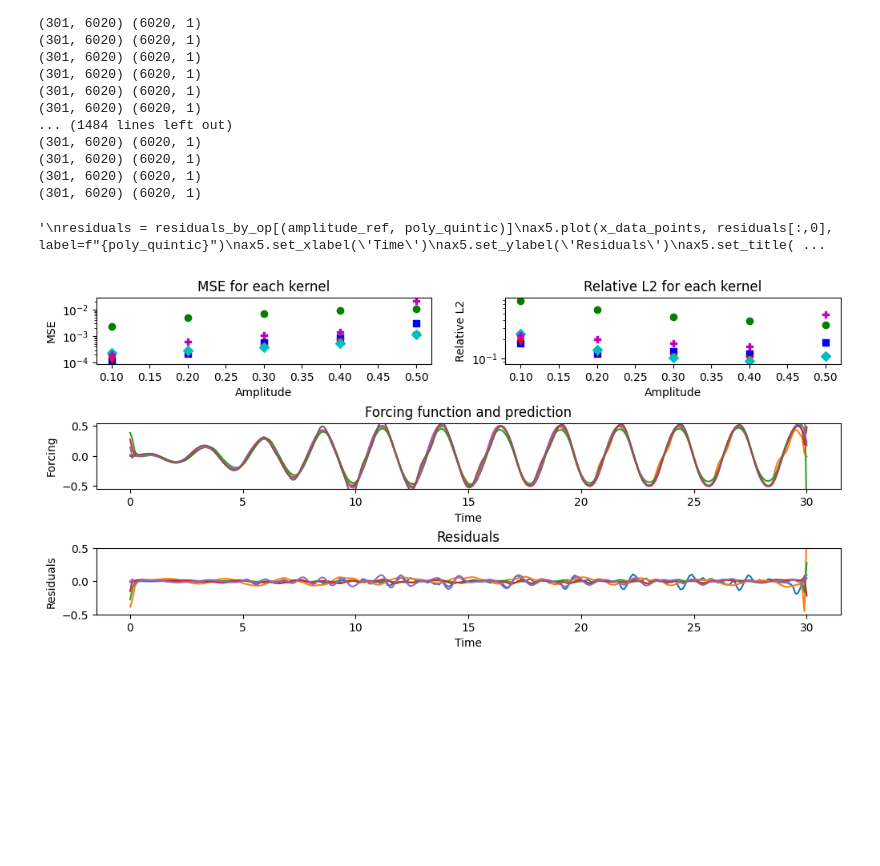
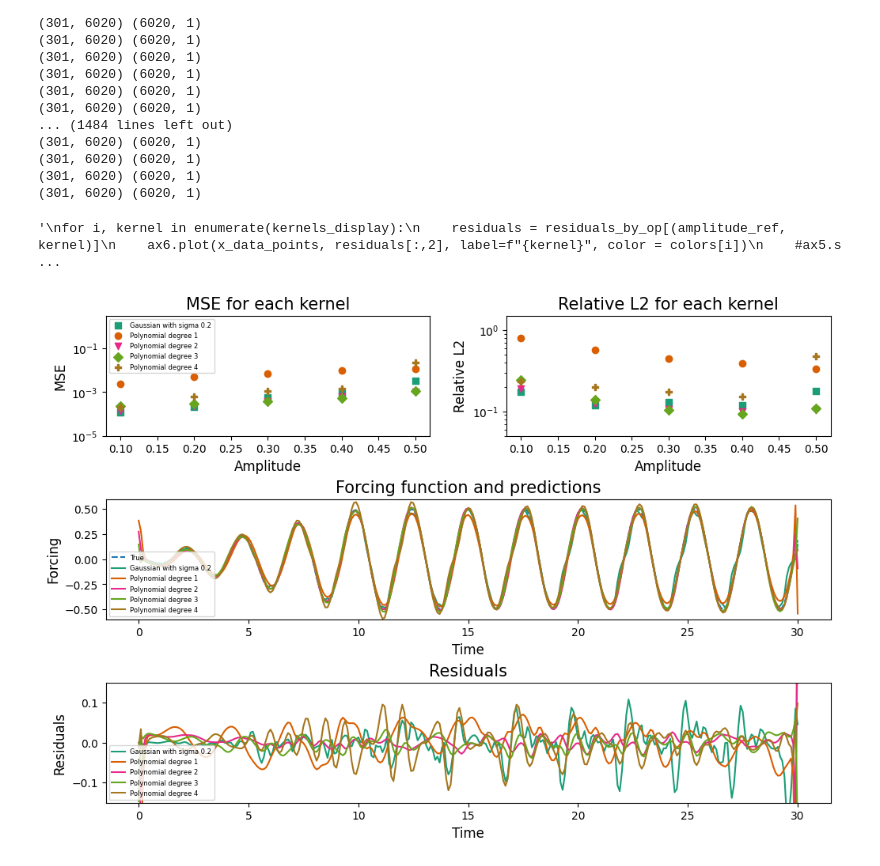
Before and after one commit to MKupperman/KernelPDEforBioProject, a Jupyter notebook: Notebooks/Exp1.ipynb, the cells around one changed output. Saved outputs shown, nothing was run; the diff lists cells and outputs as text; code cells hidden in the pictures; blank space fills up the shorter version.

```diff
--- a/Notebooks/Exp1.ipynb
+++ b/Notebooks/Exp1.ipynb
@@ -281,61 +285,101 @@ kernels_display = [Gauss2, lin, poly_quad, poly_cubic, poly_quartic]
 # %%
-fig = plt.figure(figsize=(10,8), constrained_layout=True)
-gs = GridSpec(3, 2, figure=fig)
+
+fig = plt.figure(figsize=(10,10), constrained_layout=True)
+#fig.subplots_adjust(left=None,right=None,bottom=None,top=None,
+#                    wspace=0.2,hspace=0.2)
+
+gs = GridSpec(5, 2, figure=fig)
 ax1 = fig.add_subplot(gs[0, 0])
 ax2 = fig.add_subplot(gs[0, 1])
 ax3 = fig.add_subplot(gs[1, :])
 ax4 = fig.add_subplot(gs[2, :])
+#ax5 = fig.add_subplot(gs[3, :])
+#ax6 = fig.add_subplot(gs[4, :])
 
 markers = ["s", "o", "v", "D", "P", "X"]
-colors = ["b", "g", "r", "c", "m", "y"]
+#colors = ["b", "g", "r", "c", "m", "y"]
+#colors = cm.Set1(np.linspace(0, 1, len(kernels_display)+1))
+#colors = cm.tab10(np.linspace(0, 1, len(kernels_display)+1))
+colors = cm.Dark2(np.linspace(0, 1, len(kernels_display)+1))
+
 
 for i, kernel in enumerate(kernels_display):
     mse_values = [errors_by_op[(amplitude, kernel, "mse")] for amplitude in amplitudes_list]
     ax1.scatter(amplitudes_list, mse_values, label=f"{kernel}", marker=markers[i], color=colors[i])
     ax1.set_yscale('log')
-    ax1.set_xlabel('Amplitude')
-    ax1.set_ylabel('MSE')
-    ax1.set_title('MSE for each kernel')
+    ax1.set_ylim(1e-5, 3)
+    ax1.set_xlabel('Amplitude', fontsize=12)
+    ax1.set_ylabel('MSE', fontsize = 12)
+    ax1.set_title('MSE for each kernel', fontsize=15)
+    ax1.legend(loc=2, prop={'size': 6})
+    #ax1.legend(loc=1, bbox_to_anchor=(2,1), prop={'size': 5})
 
 for i, kernel in enumerate(kernels_display):
     L2_values = [errors_by_op[(amplitude, kernel, "rel L2")] for amplitude in amplitudes_list]
     ax2.scatter(amplitudes_list, L2_values, label=f"{kernel}", marker=markers[i], color=colors[i])
     ax2.set_yscale('log')
-    ax2.set_xlabel('Amplitude')
-    ax2.set_ylabel('Relative L2')
-    ax2.set_title('Relative L2 for each kernel')
+    ax2.set_ylim(5e-2, 1.5)
+    ax2.set_xlabel('Amplitude', fontsize=12)
+    ax2.set_ylabel('Relative L2', fontsize=12)
+    ax2.set_title('Relative L2 for each kernel', fontsize=15)
 
 
 amplitude_ref = amplitudes_list[-1]
 x_data_points = smoothed_testing[amplitude_ref]["x_points"]
 f_data_test = smoothed_testing[amplitude_ref]["f_data"]
 u_smoothed_test = smoothed_testing[amplitude_ref]["u_smoothed"]
 x_data_test = smoothed_testing[amplitude_ref]["x_normalized"]
 F0_test = KBio.assemble_features(x_grid_list=x_data_points, u_smoothed=u_smoothed_test[0],
                                  multi_derivatives=u_smoothed_test, function_list=feature_functions,
                                  flatten=False)
 
 for i, kernel in enumerate(kernels_display):
     preds = preds_by_op[(amplitude_ref, kernel)]
     if i == 0:
-        y = f_data_test[3,:].T
-        ax3.set_ylim(1.1 * np.min(y), 1.1 * np.max(y))
+        y = f_data_test[2,:].T
+        ax3.set_ylim(1.2 * np.min(y), 1.2 * np.max(y))
 
         ax3.plot(x_data_points, y, linestyle='--', label='True')
-    ax3.plot(x_data_points, preds[:,3], label=f"{kernel}", color = colors[i])
-    ax3.set_xlabel('Time')
-    ax3.set_ylabel('Forcing')
-    ax3.set_title('Forcing function and prediction')
+    ax3.plot(x_data_points, preds[:,2], label=f"{kernel}", color = colors[i])
+    ax3.set_xlabel('Time', fontsize=12)
+    ax3.set_ylabel('Forcing', fontsize=12)
+    ax3.set_title('Forcing function and predictions', fontsize=15)
+    ax3.legend(loc=3, prop={'size': 6})
 
+'''
 for i, kernel in enumerate(kernels_display):
     residuals = residuals_by_op[(amplitude_ref, kernel)]
     ax4.plot(x_data_points, residuals[:,2], label=f"{kernel}", color = colors[i])
     ax4.set_ylim(-0.5, 0.5)
     #ax4.set_ylim(1.1*np.min(residuals), 1.1*np.max(residuals))
+    #ax4.set_yscale('log')
     ax4.set_xlabel('Time')
     ax4.set_ylabel('Residuals')
     ax4.set_title('Residuals')
-    #ax4.legend(loc='upper left')
+    ax4.legend(loc=3, prop={'size': 5})
+'''
+
+for i, kernel in enumerate(kernels_display):
+    residuals = residuals_by_op[(amplitude_ref, kernel)]
+    ax4.plot(x_data_points, residuals[:,2], label=f"{kernel}", color = colors[i])
+    ax4.set_ylim(-0.15, 0.15)
+    ax4.set_xlabel('Time', fontsize=12)
+    ax4.set_ylabel('Residuals', fontsize=12)
+    ax4.set_title('Residuals', fontsize=15)
+    ax4.legend(loc=3, prop={'size': 6})
+
+'''
+for i, kernel in enumerate(kernels_display):
+    residuals = residuals_by_op[(amplitude_ref, kernel)]
+    ax6.plot(x_data_points, residuals[:,2], label=f"{kernel}", color = colors[i])
+    #ax5.set_ylim(-0.5, 0.5)
+    #ax5.set_ylim(1.1*np.min(residuals), 1.1*np.max(residuals))
+    ax6.set_yscale('log')
+    ax6.set_xlabel('Time')
+    ax6.set_ylabel('Residuals')
+    ax6.set_title('Residuals in log scale')
+    ax6.legend(loc=3, prop={'size': 5})
+'''
 # %% [output]
-'\nresiduals = residuals_by_op[(amplitude_ref, poly_quintic)]\nax5.plot(x_data_points, residuals[:,0], label=f"{poly_quintic}")\nax5.set_xlabel(\'Time\')\nax5.set_ylabel(\'Residuals\')\nax5.set_title( ...
+'\nfor i, kernel in enumerate(kernels_display):\n    residuals = residuals_by_op[(amplitude_ref, kernel)]\n    ax6.plot(x_data_points, residuals[:,2], label=f"{kernel}", color = colors[i])\n    #ax5.s ...
-[figure, old version]
+[figure, new version]
```
Also changed, not shown: parts of 1 cell of this notebook.
